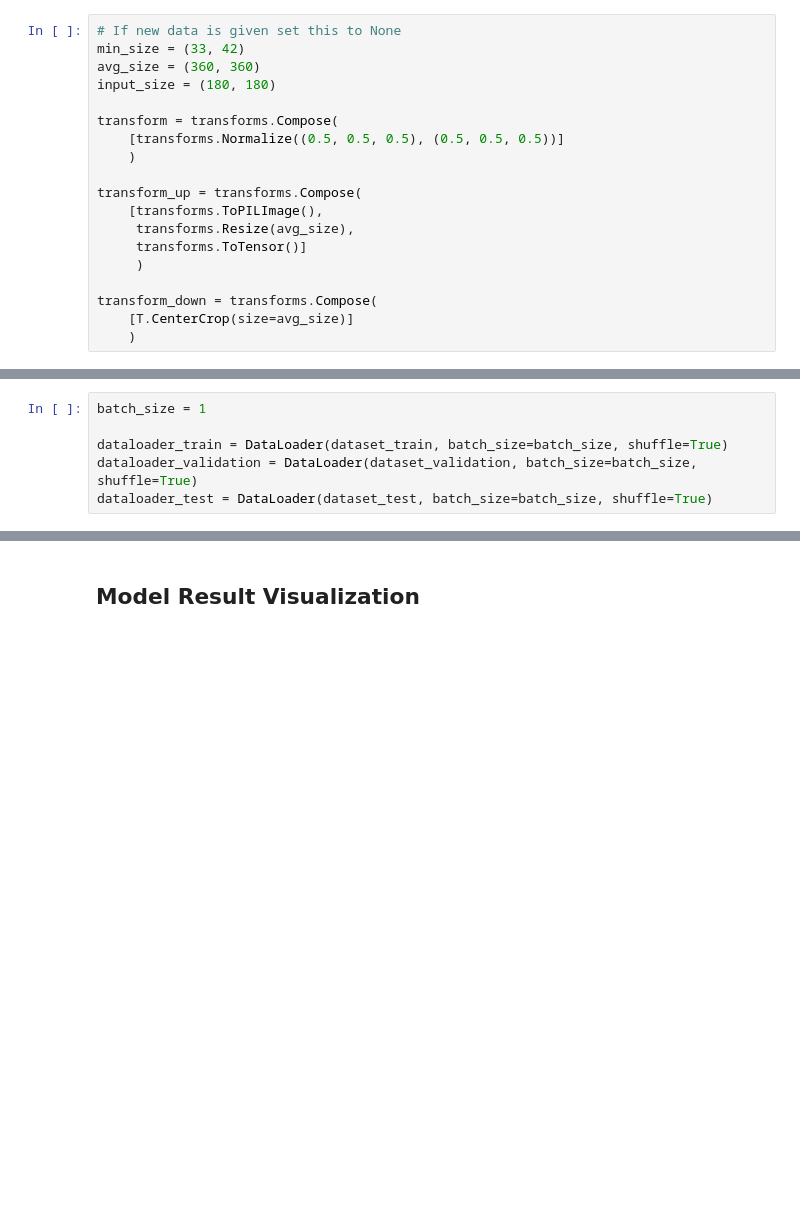
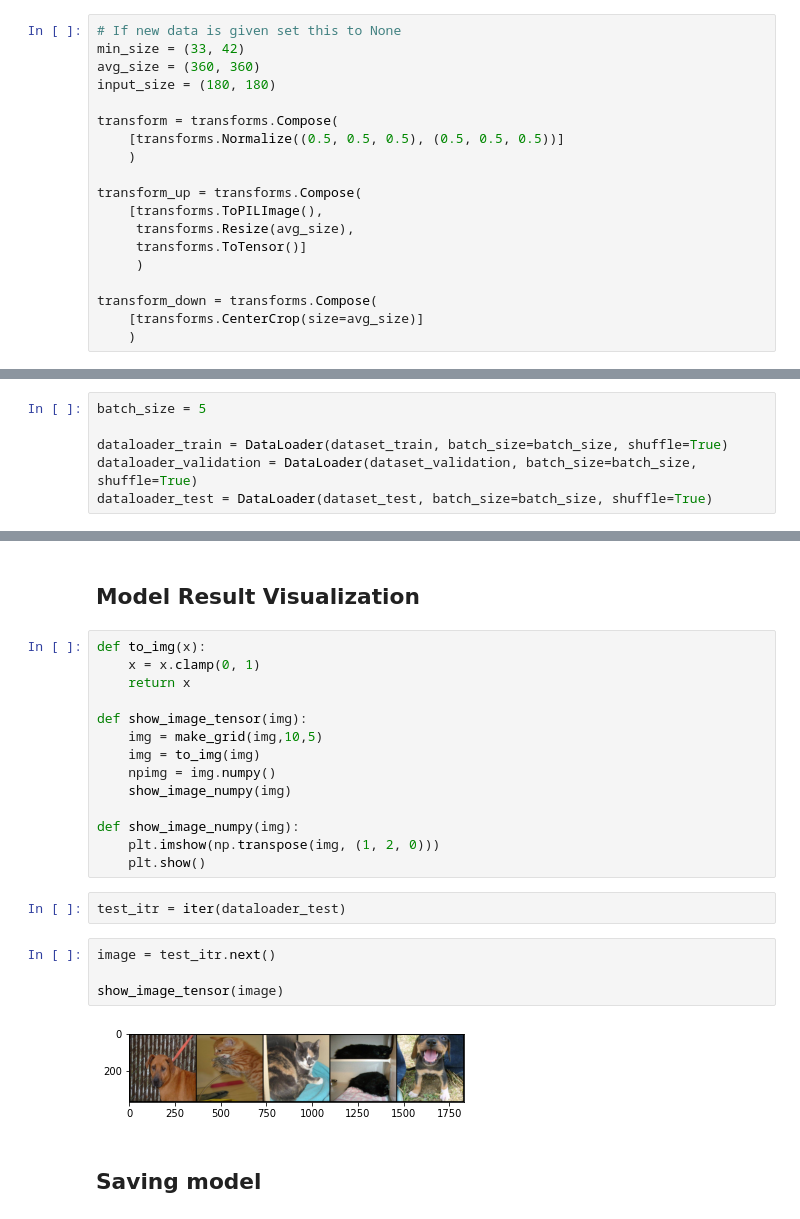
Before and after one commit to mactat/DL-IQIWA, a Jupyter notebook: notebooks/cat_dog_data_loading_model.ipynb, the cells around one changed output, grey strips where cells are left out. Cells and saved outputs as stored; diff of their text form; blank space fills up the shorter version.

Commit message:
first version of model trained not checked yet, model saved (added func to save model)

```diff
--- a/notebooks/cat_dog_data_loading_model.ipynb
+++ b/notebooks/cat_dog_data_loading_model.ipynb
@@ -119,7 +120,7 @@ transform_up = transforms.Compose(
      )
 
 transform_down = transforms.Compose(
-    [T.CenterCrop(size=avg_size)]
+    [transforms.CenterCrop(size=avg_size)]
     )
 # %%
 dataset_train = CatAndDogDataset('./data/train/', transform_upscale=transform_up, transform_downscale=transform_down) #, transform=transform, transform_upscale=transform_up, transform_downscale=transform_down
@@ -136,7 +137,7 @@ Train set size: 20000
 Validation size: 5000
 Test set size 12500
 # %%
-batch_size = 1
+batch_size = 5
 
 dataloader_train = DataLoader(dataset_train, batch_size=batch_size, shuffle=True)
 dataloader_validation = DataLoader(dataset_validation, batch_size=batch_size, shuffle=True)
@@ -351,2 +328,26 @@ print('average reconstruction error: %f' % (test_loss))
 # %% [markdown]
 ## Model Result Visualization
+# %%
+def to_img(x):
+    x = x.clamp(0, 1)
+    return x
+
+def show_image_tensor(img):
+    img = make_grid(img,10,5)
+    img = to_img(img)
+    npimg = img.numpy()
+    show_image_numpy(img)
+
+def show_image_numpy(img):
+    plt.imshow(np.transpose(img, (1, 2, 0)))
+    plt.show()
+# %%
+test_itr = iter(dataloader_test)
+# %%
+image = test_itr.next()
+
+show_image_tensor(image)
+# %% [output]
+[figure, added]
+# %% [markdown]
+## Saving model
```
Also changed, not shown: parts of 13 cells of this notebook, 7 other files.
